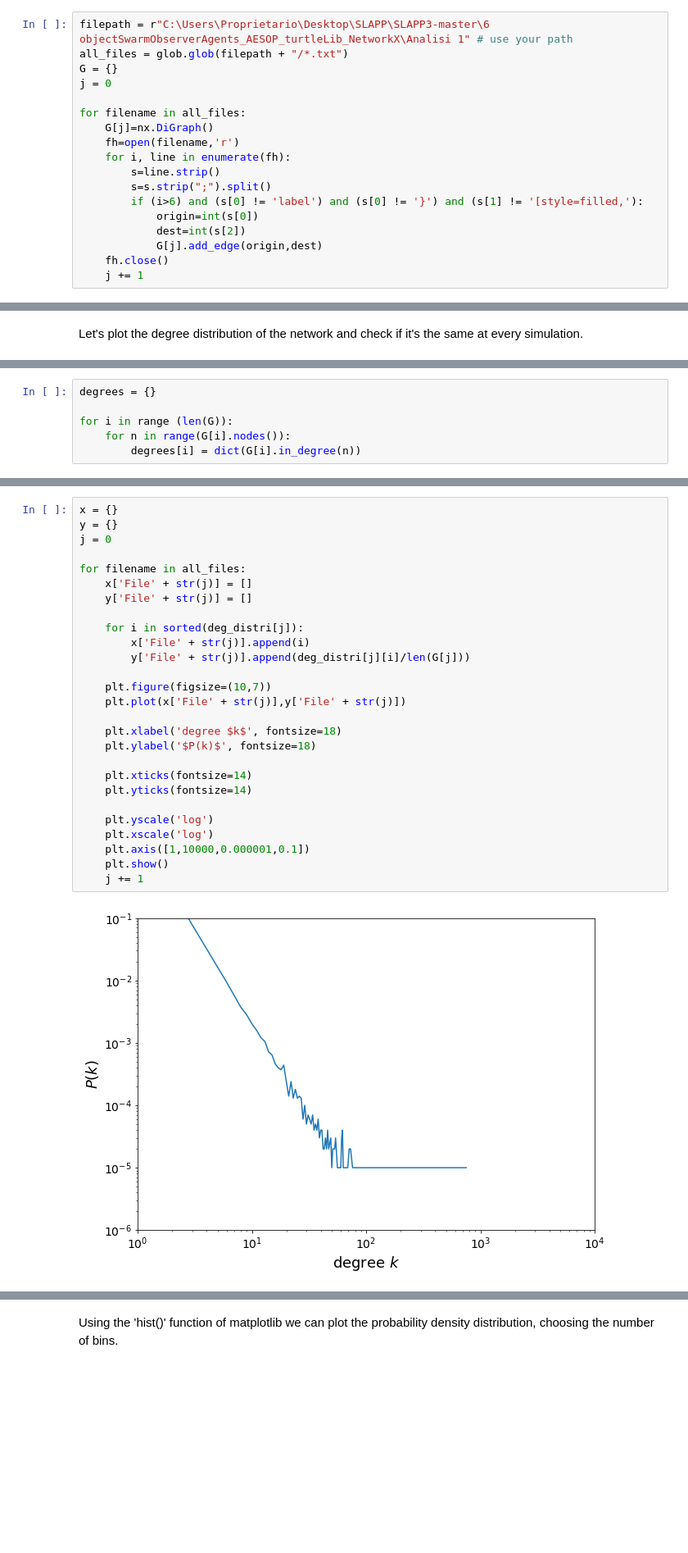
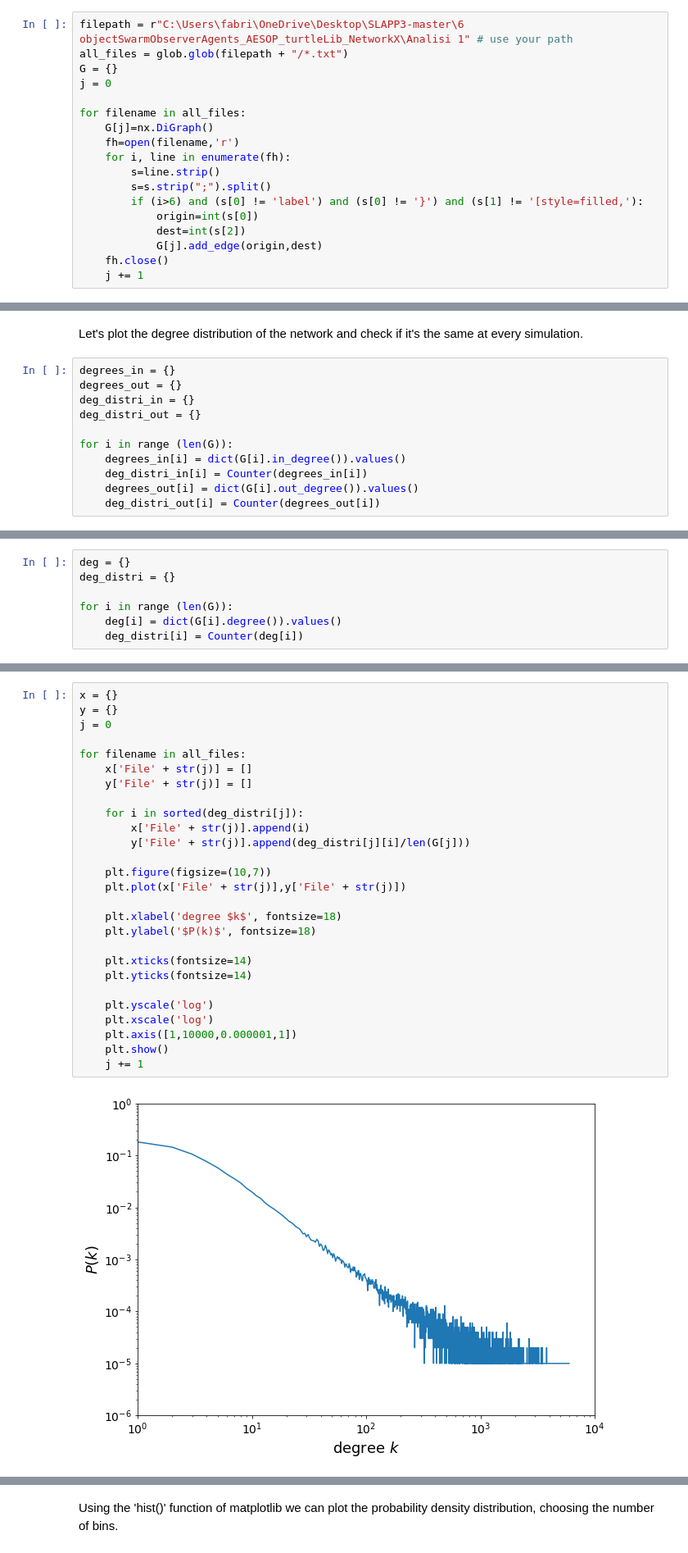
Before and after one commit to alessandrotofani/Fake-news, a Jupyter notebook: Analisi 1/Power_Law_Analysis.ipynb, the cells around one changed output, grey strips where cells are left out. Shown at 82% size. Saved outputs shown, nothing was run; the diff lists cells and outputs as text; blank space fills up the shorter version.

```diff
--- a/Analisi 1/Power_Law_Analysis.ipynb
+++ b/Analisi 1/Power_Law_Analysis.ipynb
@@ -34,7 +32,7 @@ Let's start by taking the dataset from our simulations. We have 10 different dat
 
 For an easier manipulation in python we used .txt file.
 # %%
-filepath = r"C:\Users\Proprietario\Desktop\SLAPP\SLAPP3-master\6 objectSwarmObserverAgents_AESOP_turtleLib_NetworkX\Analisi 1" # use your path
+filepath = r"C:\Users\fabri\OneDrive\Desktop\SLAPP3-master\6 objectSwarmObserverAgents_AESOP_turtleLib_NetworkX\Analisi 1" # use your path
 all_files = glob.glob(filepath + "/*.txt")
 G = {}
 j = 0
@@ -63,3 +61,14 @@ The network has 100000 nodes and 194640 links.
 ### Degree Distribution
 # %% [markdown]
 Let's plot the degree distribution of the network and check if it's the same at every simulation.
+# %%
+degrees_in = {}
+degrees_out = {}
+deg_distri_in = {}
+deg_distri_out = {}
+
+for i in range (len(G)):
+    degrees_in[i] = dict(G[i].in_degree()).values()
+    deg_distri_in[i] = Counter(degrees_in[i])
+    degrees_out[i] = dict(G[i].out_degree()).values()
+    deg_distri_out[i] = Counter(degrees_out[i])
@@ -66,6 +115,7 @@ Let's plot the degree distribution of the network and check if it's the same at
 # %%
-degrees = {}
+deg = {}
+deg_distri = {}
 
 for i in range (len(G)):
-    for n in range(G[i].nodes()):
-        degrees[i] = dict(G[i].in_degree(n))
+    deg[i] = dict(G[i].degree()).values()
+    deg_distri[i] = Counter(deg[i])
@@ -89,29 +122,29 @@ dict_values([3, 36, 2, 2, 1, 1, 4, 3, 6, 4, 2, 2, 3, 6, 1, 4, 1, 1, 1, 5, 2, 1,
 # %%
 x = {}
 y = {}
 j = 0
 
 for filename in all_files:
     x['File' + str(j)] = []
     y['File' + str(j)] = []
 
     for i in sorted(deg_distri[j]):
         x['File' + str(j)].append(i)
         y['File' + str(j)].append(deg_distri[j][i]/len(G[j]))
 
     plt.figure(figsize=(10,7))
     plt.plot(x['File' + str(j)],y['File' + str(j)])
 
     plt.xlabel('degree $k$', fontsize=18)
     plt.ylabel('$P(k)$', fontsize=18)
 
     plt.xticks(fontsize=14)
     plt.yticks(fontsize=14)
 
     plt.yscale('log')
     plt.xscale('log')
-    plt.axis([1,10000,0.000001,0.1])
+    plt.axis([1,10000,0.000001,1])
     plt.show()
     j += 1
 # %% [output]
-[figure, old version]
+[figure, new version]
```
Also changed, not shown: parts of 28 cells of this notebook.
